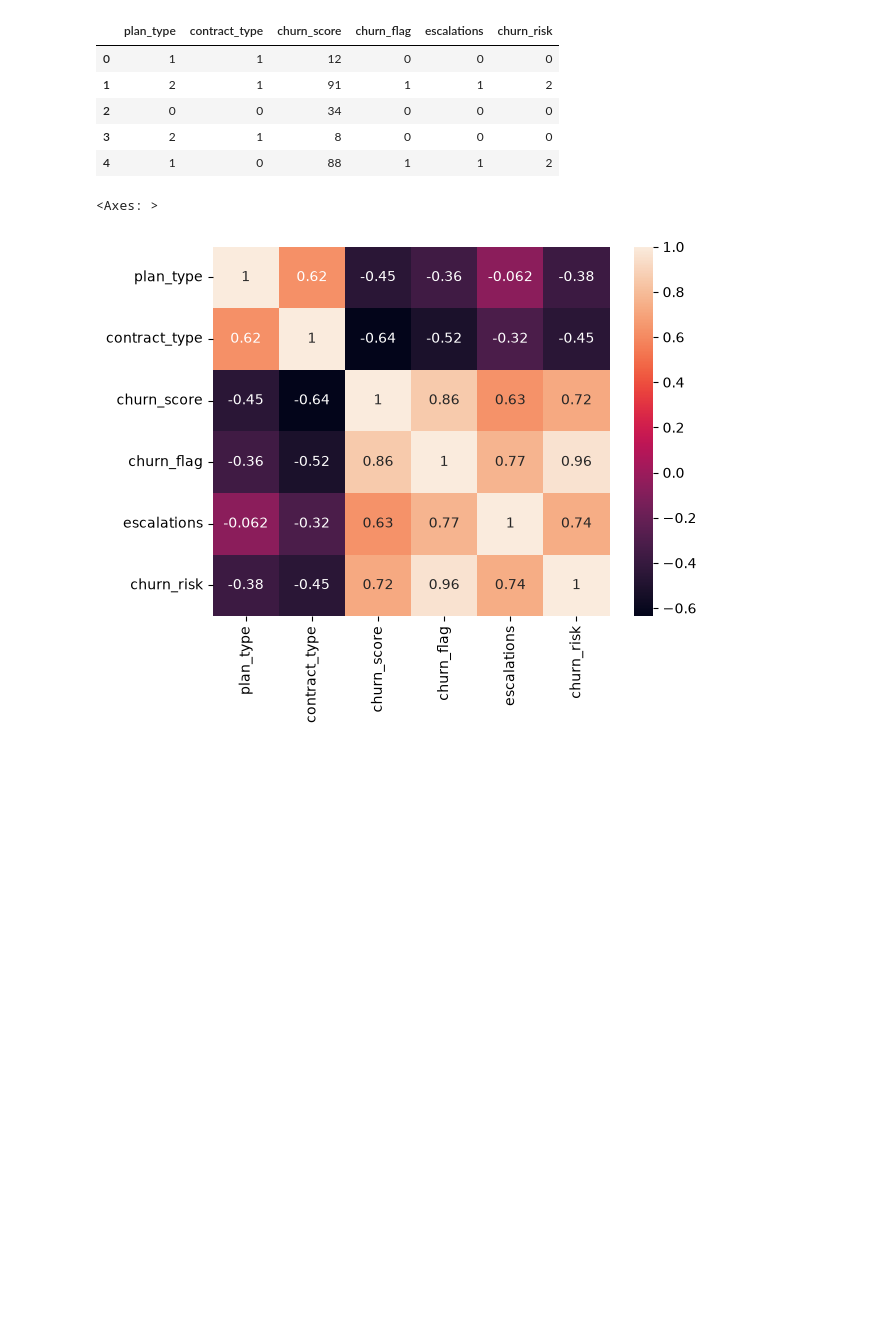
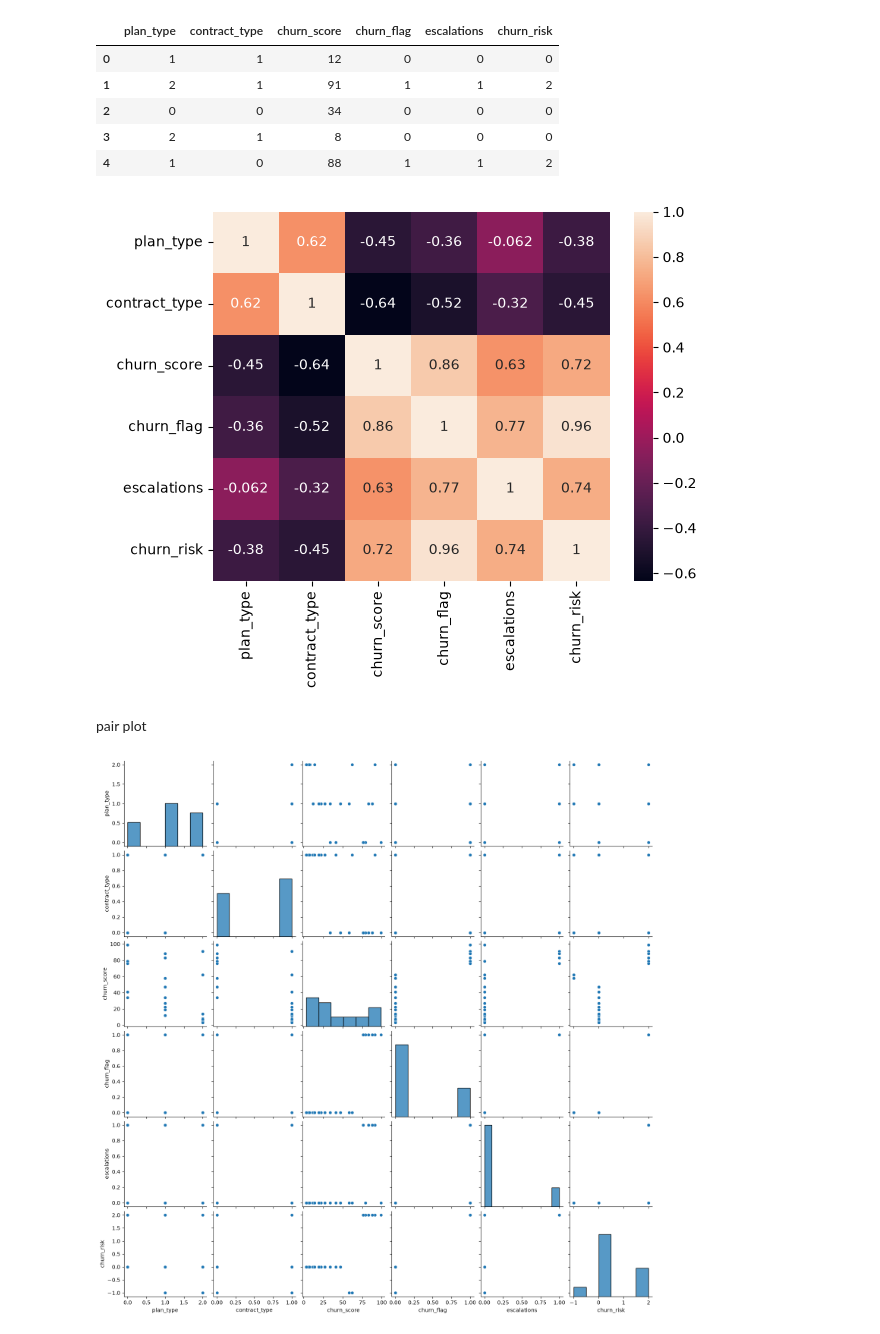
Before and after one commit to Himanshupandey2005/churn_data_analysis, a Jupyter notebook: churn-analysis.ipynb, the cells around one changed output. Cells and saved outputs as stored; diff of their text form; code cells hidden in the pictures; blank space fills up the shorter version.

```diff
--- a/churn-analysis.ipynb
+++ b/churn-analysis.ipynb
@@ -151,4 +151,5 @@ df.shape
 # %% [output]
 (21, 21)
 # %%
-df.to_csv('exported-churn-data.csv',index=False)
+df=pd.read_csv('exported-churn-data.csv')
+df.shape
@@ -233,14 +236,22 @@ Index(['customerid', 'subscription_start_date', 'subscription_type',
 # %% [markdown]
 average customer tenure
 # %%
-today=pd.Timestamp.today()
-df['tenure_days']=np.where(
+df['subscription_start_date'] = pd.to_datetime(
+    df['subscription_start_date'],
+    errors='coerce'
+)
 
+df['cancellation_date'] = pd.to_datetime(
+    df['cancellation_date'],
+    errors='coerce'
+)
 
+today = pd.Timestamp.today()
+
+df['tenure_days'] = np.where(
     df['cancellation_date'].notna(),
-    ( df['cancellation_date']-df['subscription_start_date']).dt.days,
-    (today-df['subscription_start_date']).dt.days
-
+    (df['cancellation_date'] - df['subscription_start_date']).dt.days,
+    (today - df['subscription_start_date']).dt.days
 )
 # %%
 average_tenure=df['tenure_days'].mean().round()
@@ -434,7 +447,13 @@ df_encoded.head()
 | 4 | 1 | 0 | 88 | 1 | 1 | 2 |
 # %%
 sns.heatmap(df_encoded.corr(),annot=True)
-#plt.savefig("correlation")
+plt.savefig("correlation")
 # %% [output]
-<Axes: >
 [figure]
+# %% [markdown]
+pair plot
+# %%
+sns.pairplot(df_encoded)
+plt.savefig("pairplot charts combination")
+# %% [output]
+[figure, added]
```
Also changed, not shown: parts of 14 cells of this notebook, 9 other files.
